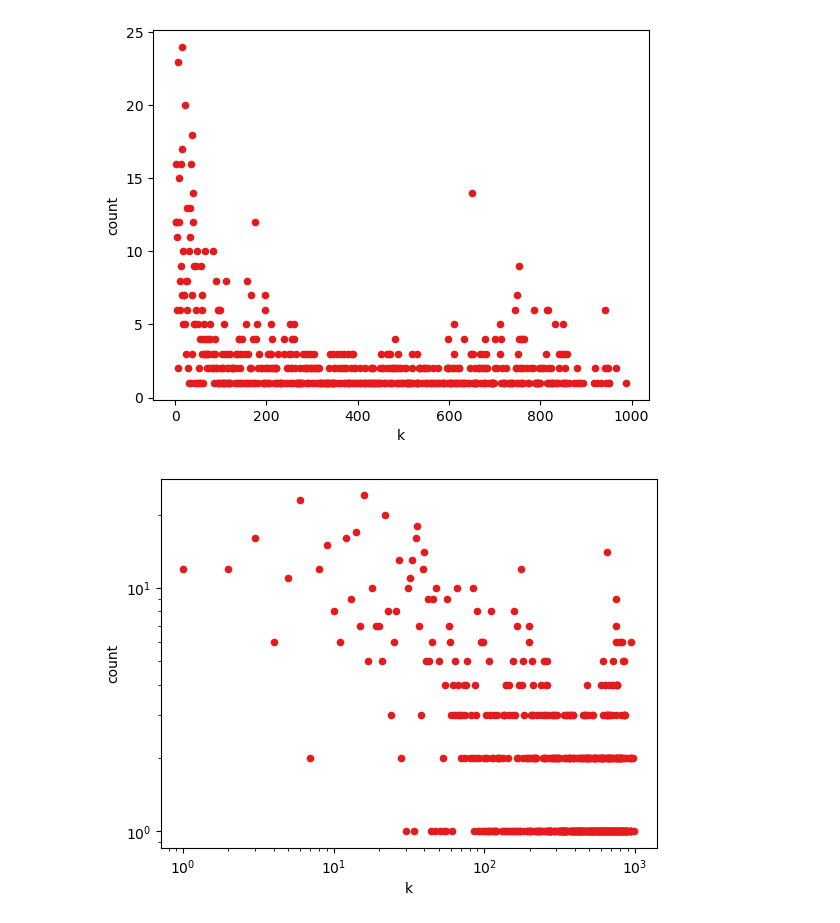
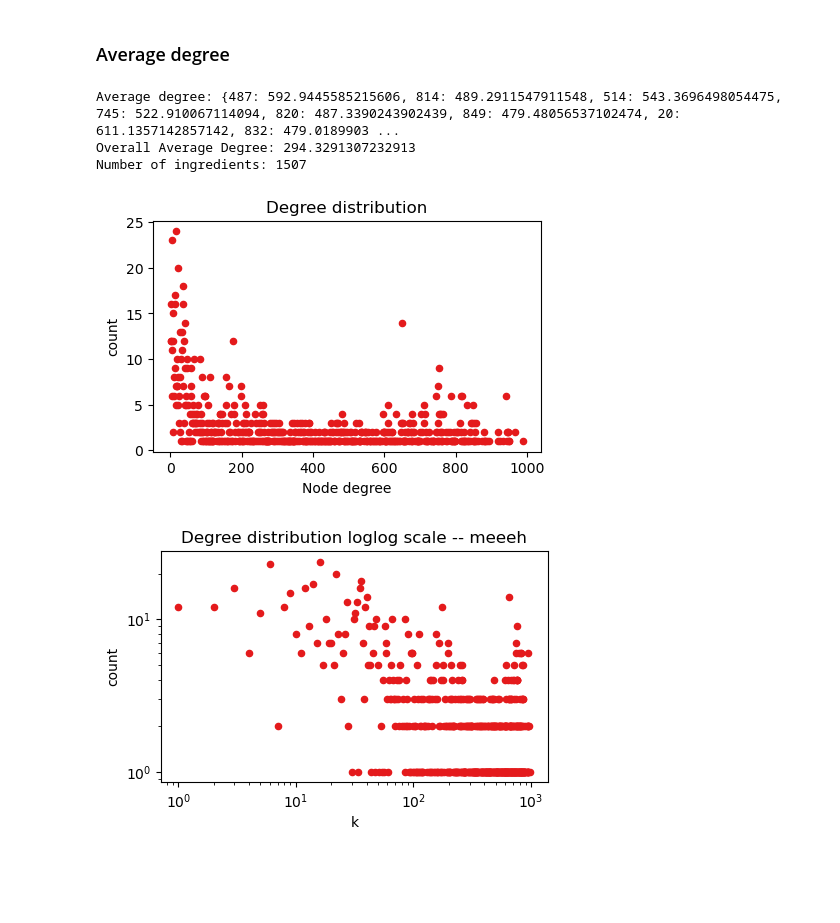
Before and after one commit to MrStrelan/Taste_buds, a Jupyter notebook: EDA.ipynb, the cells around one changed output. Saved outputs shown, nothing was run; the diff lists cells and outputs as text; code cells hidden in the pictures; blank space fills up the shorter version.

```diff
--- a/EDA.ipynb
+++ b/EDA.ipynb
@@ -13,18 +131,43 @@ G = nx.from_pandas_edgelist(df, source='source', target='target', edge_attr='wei
+# %% [markdown]
+### Average degree
+# %%
+def average_degree(G):
+
+    average_degree = nx.average_degree_connectivity(G)
+    print("Average degree:", average_degree)
+
+    total_degree = sum(dict(G.degree()).values())
+    num_nodes = len(G.nodes())
+    average_degree = total_degree / num_nodes
+
+    print("Overall Average Degree:", average_degree)
+    print('Number of ingredients:', num_nodes)
+    return
+
+average_degree(G)
+# Very dense... each ingredient conects on average with 300 other ingredients
+# of the network (20% of the network)
+# %% [output]
+Average degree: {487: 592.9445585215606, 814: 489.2911547911548, 514: 543.3696498054475, 745: 522.910067114094, 820: 487.3390243902439, 849: 479.48056537102474, 20: 611.1357142857142, 832: 479.0189903 ...
+Overall Average Degree: 294.3291307232913
+Number of ingredients: 1507
 # %%
 dd = Counter(dict(G.degree).values())
 dd = pd.DataFrame(list(dd.items()), columns = ("k", "count")).sort_values(by = "k")
 
-dd.plot(kind = "scatter", x = "k", y = "count", color = "#e41a1c")
+dd.plot(kind = "scatter", x = "k", y = "count", color = "#e41a1c", figsize=(5,3))
+plt.xlabel('Node degree')
+plt.title('Degree distribution')
 plt.show()
 # %% [output]
-[figure, old version]
+[figure, new version]
 # %%
 #loglog
-
-dd.plot(kind = "scatter", x = "k", y = "count", color = "#e41a1c", loglog= True)
+dd.plot(kind = "scatter", x = "k", y = "count", color = "#e41a1c", loglog= True, figsize=(5,3))
+plt.title('Degree distribution loglog scale -- meeeh')
 plt.show()
 # %% [output]
-[figure, old version]
+[figure, new version]
 # %%
 ccdf = dd.sort_values(by = "k", ascending = False)
 ccdf["cumsum"] = ccdf["count"].cumsum()
```
Also changed, not shown: parts of 18 cells of this notebook, 2 other files.
